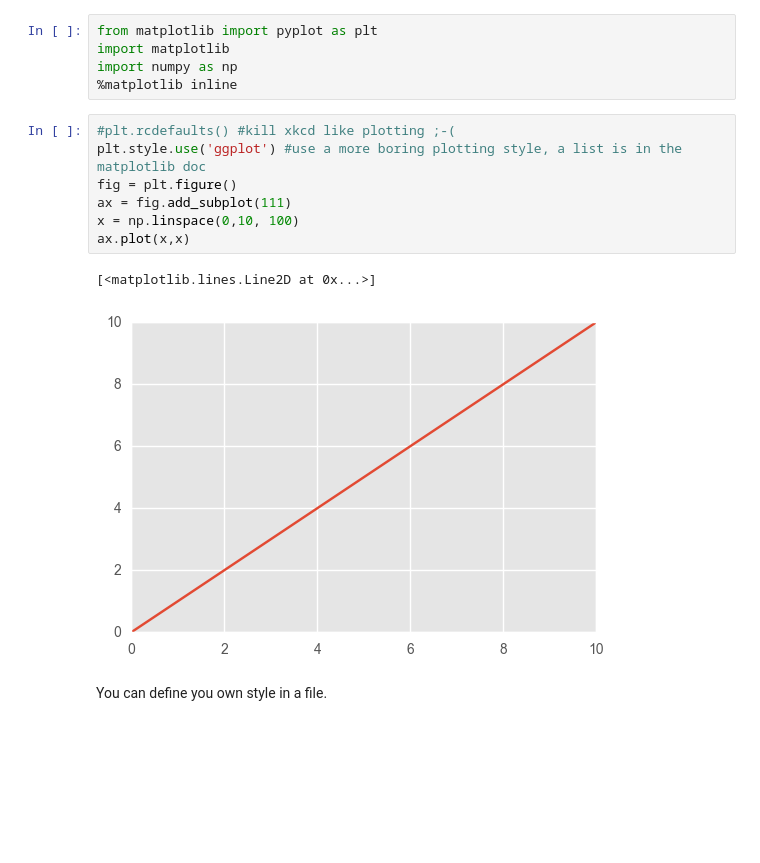
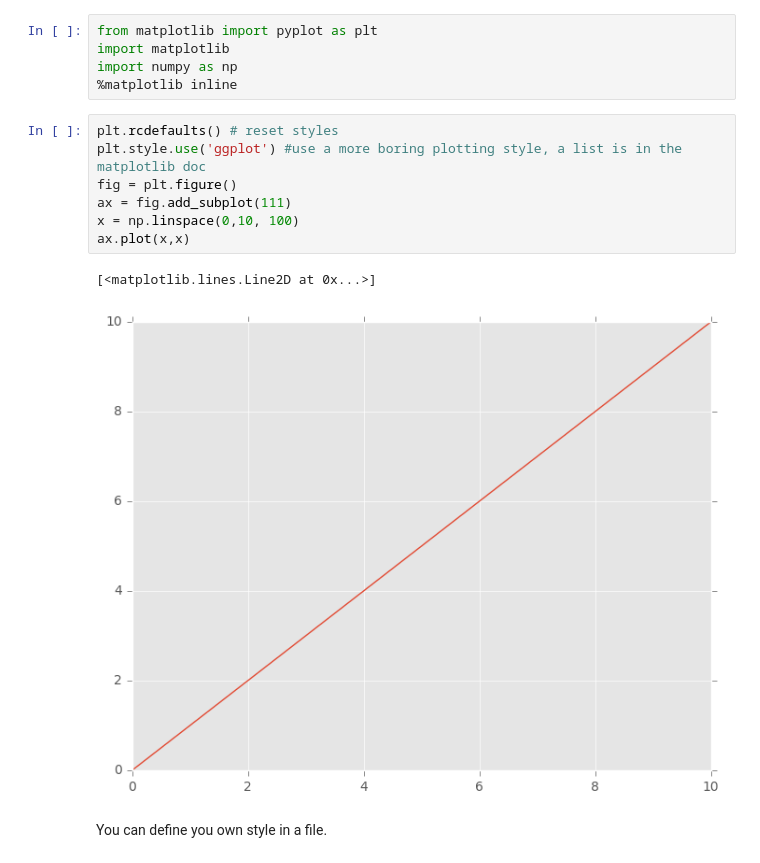
Before and after one commit to floreencia/introduction_to_programming, a Jupyter notebook: 02_numpy_matplotlib_scipy/talks/matplotlib_basics_03.ipynb, the cells around one changed output. Drawn from its saved outputs; the diff is of its cells as text; blank space fills up the shorter version.

```diff
--- a/02_numpy_matplotlib_scipy/talks/matplotlib_basics_03.ipynb
+++ b/02_numpy_matplotlib_scipy/talks/matplotlib_basics_03.ipynb
@@ -27,15 +27,15 @@ import matplotlib
 import numpy as np
 %matplotlib inline
 # %%
-#plt.rcdefaults() #kill xkcd like plotting ;-(
+plt.rcdefaults() # reset styles
 plt.style.use('ggplot') #use a more boring plotting style, a list is in the matplotlib doc
 fig = plt.figure()
 ax = fig.add_subplot(111)
 x = np.linspace(0,10, 100)
 ax.plot(x,x)
 # %% [output]
 [<matplotlib.lines.Line2D at 0x...>]
-[figure, old version]
+[figure, new version]
 # %% [markdown]
 You can define you own style in a file.
 # %%
```
Also changed, not shown: parts of 3 cells of this notebook, 4 other files.
